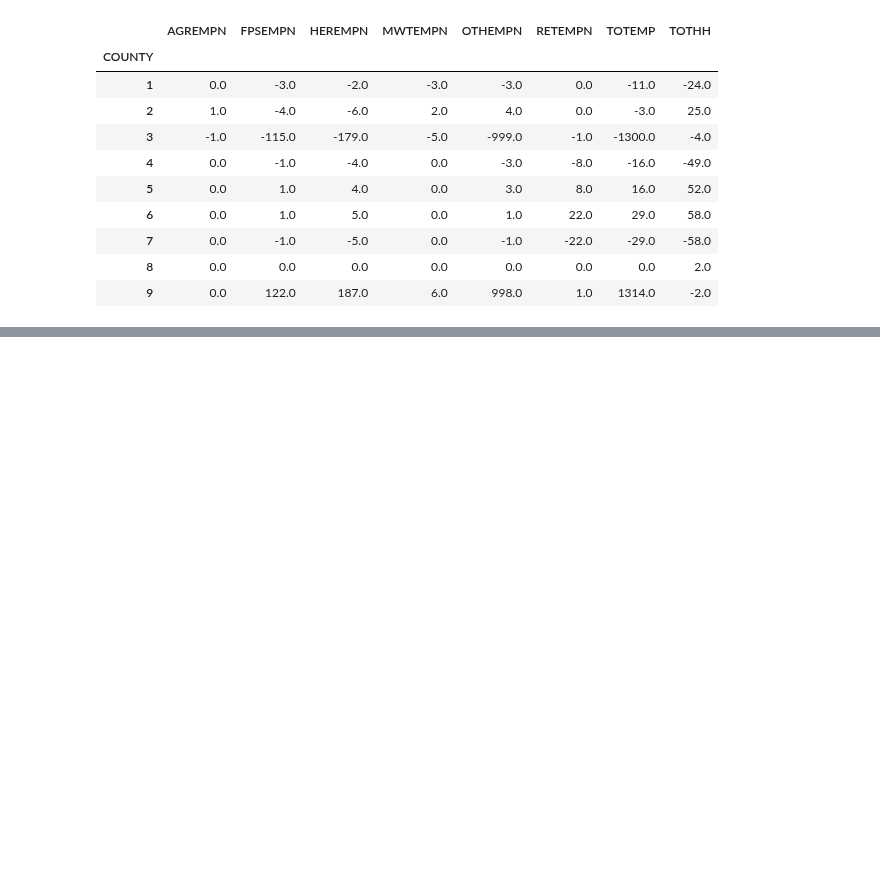
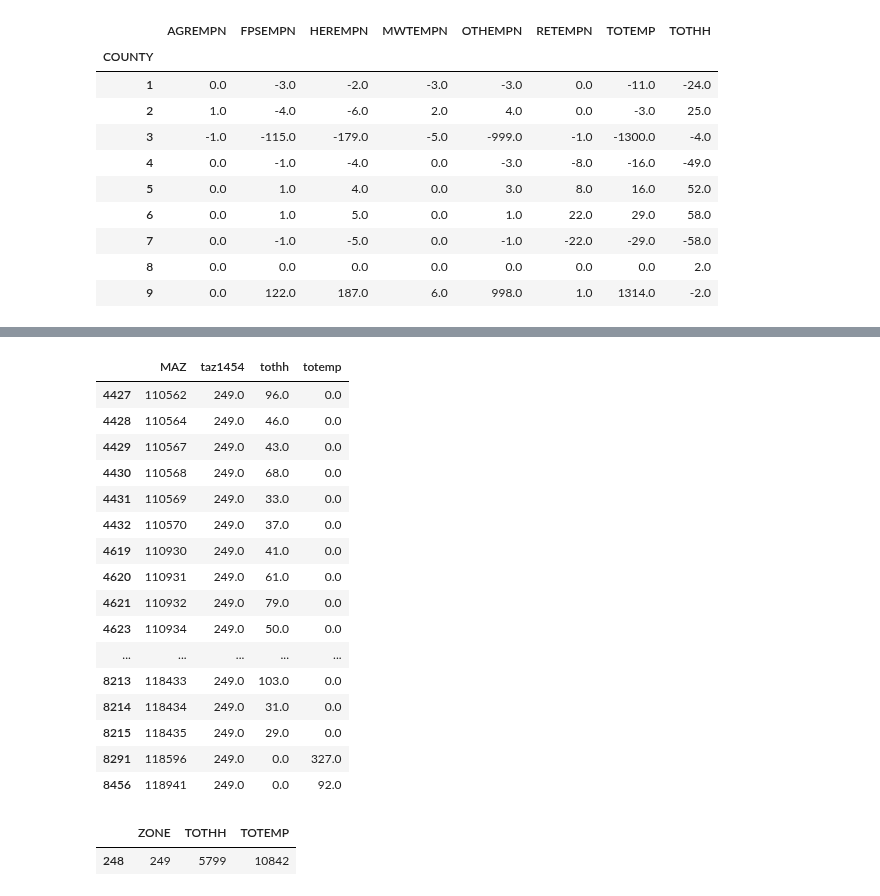
Before and after one commit to BayAreaMetro/petrale, a Jupyter notebook: scripts/Check TAZ vs MAZ data summaries.ipynb, the cells around one changed output, grey strips where cells are left out. Saved outputs shown, nothing was run; the diff lists cells and outputs as text; code cells hidden in the pictures; blank space fills up the shorter version.

```diff
--- a/scripts/Check TAZ vs MAZ data summaries.ipynb
+++ b/scripts/Check TAZ vs MAZ data summaries.ipynb
@@ -79,0 +151,26 @@ pba_2050_diff_cnty.unstack(1)
+# %%
+# burlingame detail
+pba_mazdata_2050.query('taz1454==249')[['MAZ','taz1454','tothh','totemp']]
+# %% [output]
+|  | MAZ | taz1454 | tothh | totemp |
+| 4427 | 110562 | 249.0 | 96.0 | 0.0 |
+| 4428 | 110564 | 249.0 | 46.0 | 0.0 |
+| 4429 | 110567 | 249.0 | 43.0 | 0.0 |
+| 4430 | 110568 | 249.0 | 68.0 | 0.0 |
+| 4431 | 110569 | 249.0 | 33.0 | 0.0 |
+| 4432 | 110570 | 249.0 | 37.0 | 0.0 |
+| 4619 | 110930 | 249.0 | 41.0 | 0.0 |
+| 4620 | 110931 | 249.0 | 61.0 | 0.0 |
+| 4621 | 110932 | 249.0 | 79.0 | 0.0 |
+| 4623 | 110934 | 249.0 | 50.0 | 0.0 |
+| ... | ... | ... | ... | ... |
+| 8213 | 118433 | 249.0 | 103.0 | 0.0 |
+| 8214 | 118434 | 249.0 | 31.0 | 0.0 |
+| 8215 | 118435 | 249.0 | 29.0 | 0.0 |
+| 8291 | 118596 | 249.0 | 0.0 | 327.0 |
+| 8456 | 118941 | 249.0 | 0.0 | 92.0 |
+# %%
+pba_tazdata_2050.query('ZONE==249')[['ZONE','TOTHH','TOTEMP']]
+# %% [output]
+|  | ZONE | TOTHH | TOTEMP |
+| 248 | 249 | 5799 | 10842 |
```
Also changed, not shown: parts of 9 cells of this notebook.
